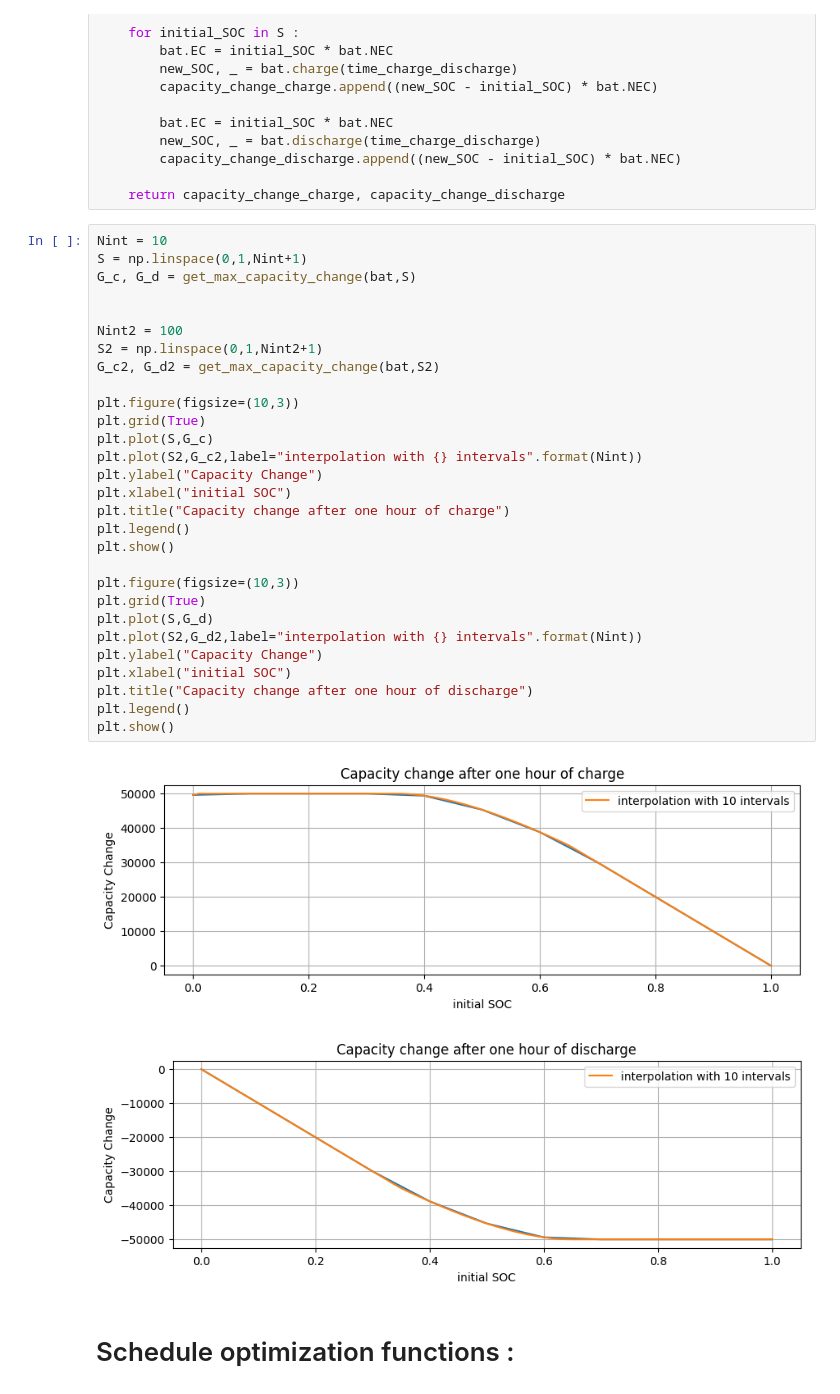
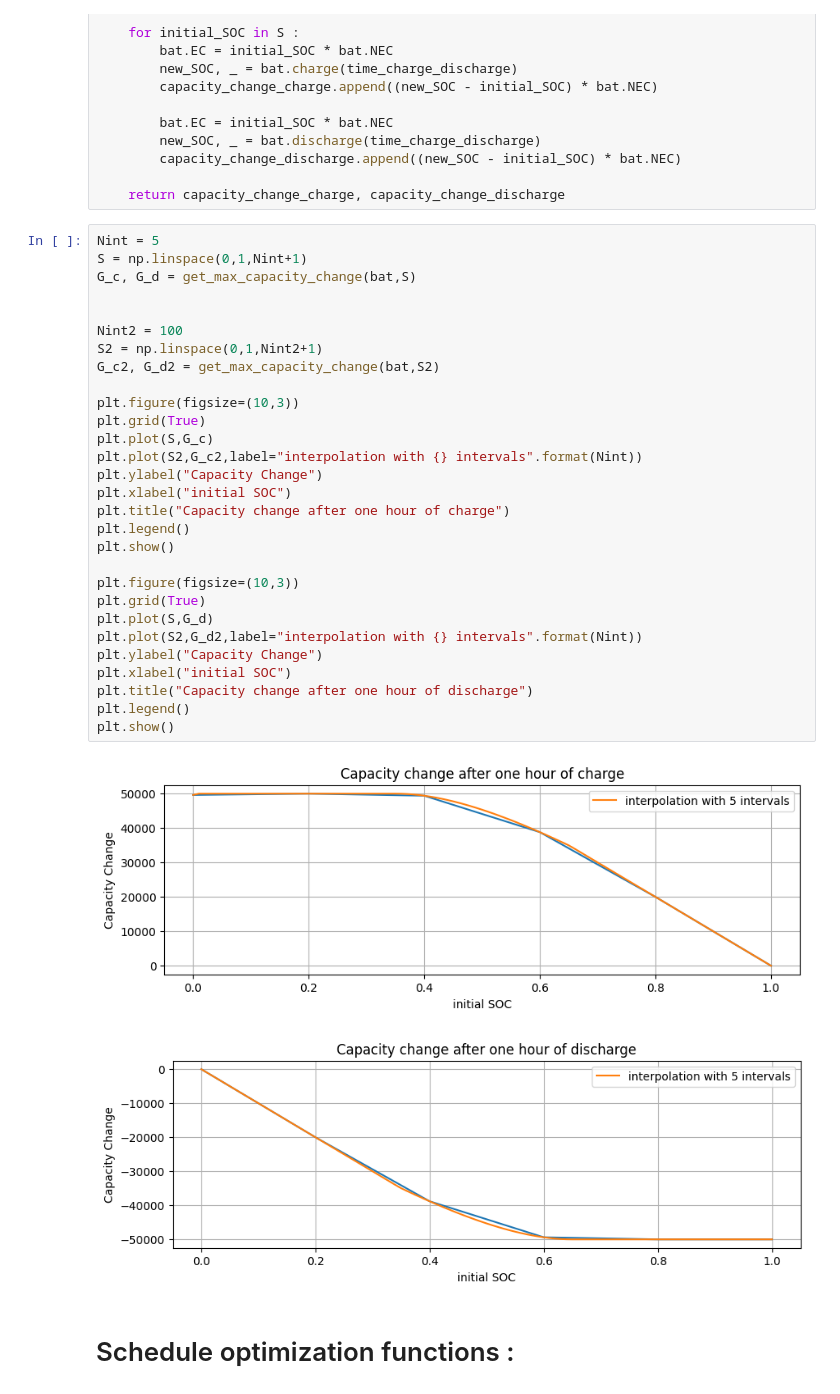
Before and after one commit to albanpuech/Energy-trading-with-battery, a Jupyter notebook: lp_optimizer_ampl.ipynb, the cells around one changed output. Saved outputs shown, nothing was run; the diff lists cells and outputs as text.

```diff
--- a/lp_optimizer_ampl.ipynb
+++ b/lp_optimizer_ampl.ipynb
@@ -72,36 +72,36 @@ def get_max_capacity_change(bat, S=np.linspace(0,1,101)) :
 
     return capacity_change_charge, capacity_change_discharge
 # %%
-Nint = 10
+Nint = 5
 S = np.linspace(0,1,Nint+1)
 G_c, G_d = get_max_capacity_change(bat,S)
 
 
 Nint2 = 100
 S2 = np.linspace(0,1,Nint2+1)
 G_c2, G_d2 = get_max_capacity_change(bat,S2)
 
 plt.figure(figsize=(10,3))
 plt.grid(True)
 plt.plot(S,G_c)
 plt.plot(S2,G_c2,label="interpolation with {} intervals".format(Nint))
 plt.ylabel("Capacity Change")
 plt.xlabel("initial SOC")
 plt.title("Capacity change after one hour of charge")
 plt.legend()
 plt.show()
 
 plt.figure(figsize=(10,3))
 plt.grid(True)
 plt.plot(S,G_d)
 plt.plot(S2,G_d2,label="interpolation with {} intervals".format(Nint))
 plt.ylabel("Capacity Change")
 plt.xlabel("initial SOC")
 plt.title("Capacity change after one hour of discharge")
 plt.legend()
 plt.show()
 # %% [output]
-[figure, old version]
+[figure, new version]
-[figure, old version]
+[figure, new version]
 # %% [markdown]
 # Schedule optimization functions :
```
Also changed, not shown: parts of 4 cells of this notebook, 2 other files.
